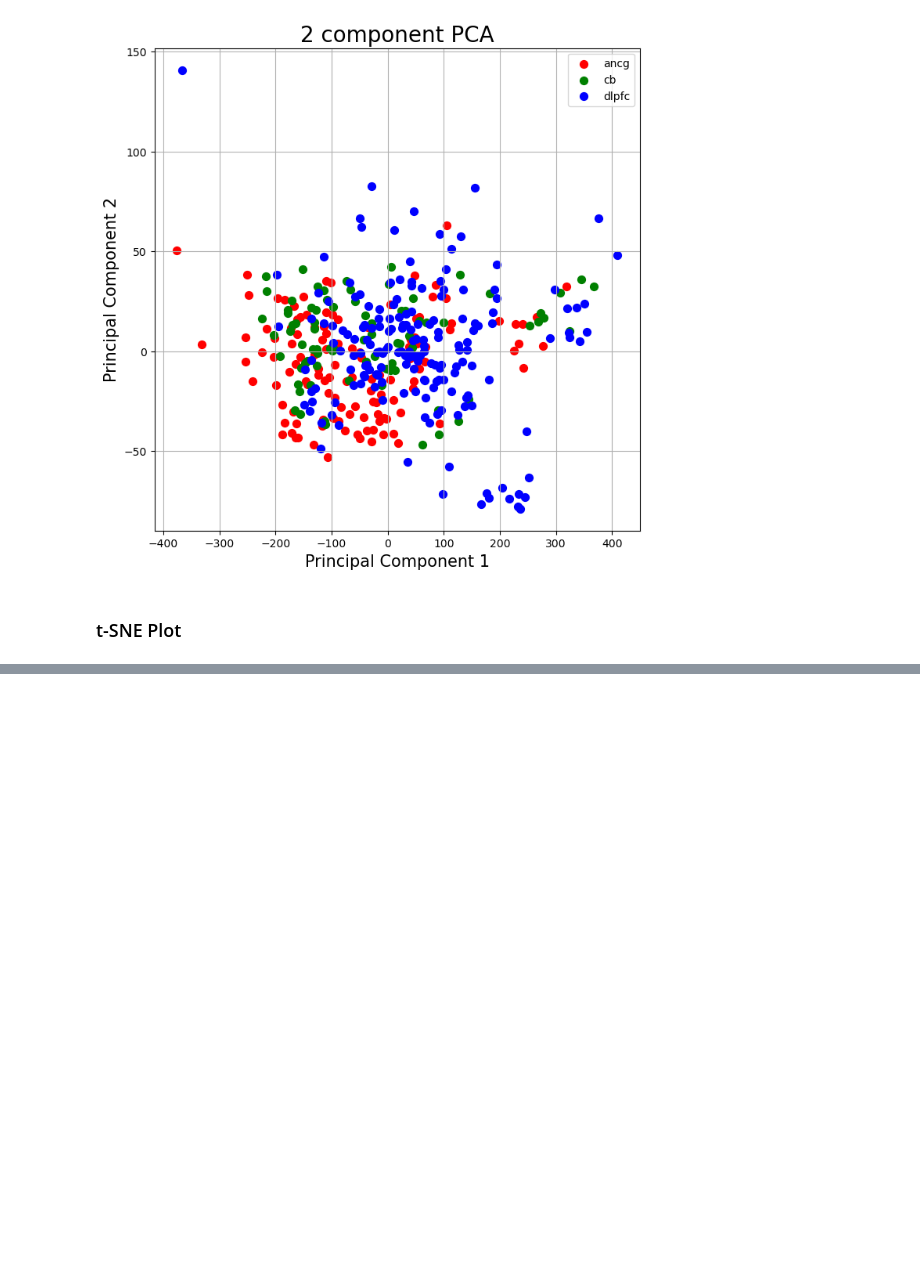
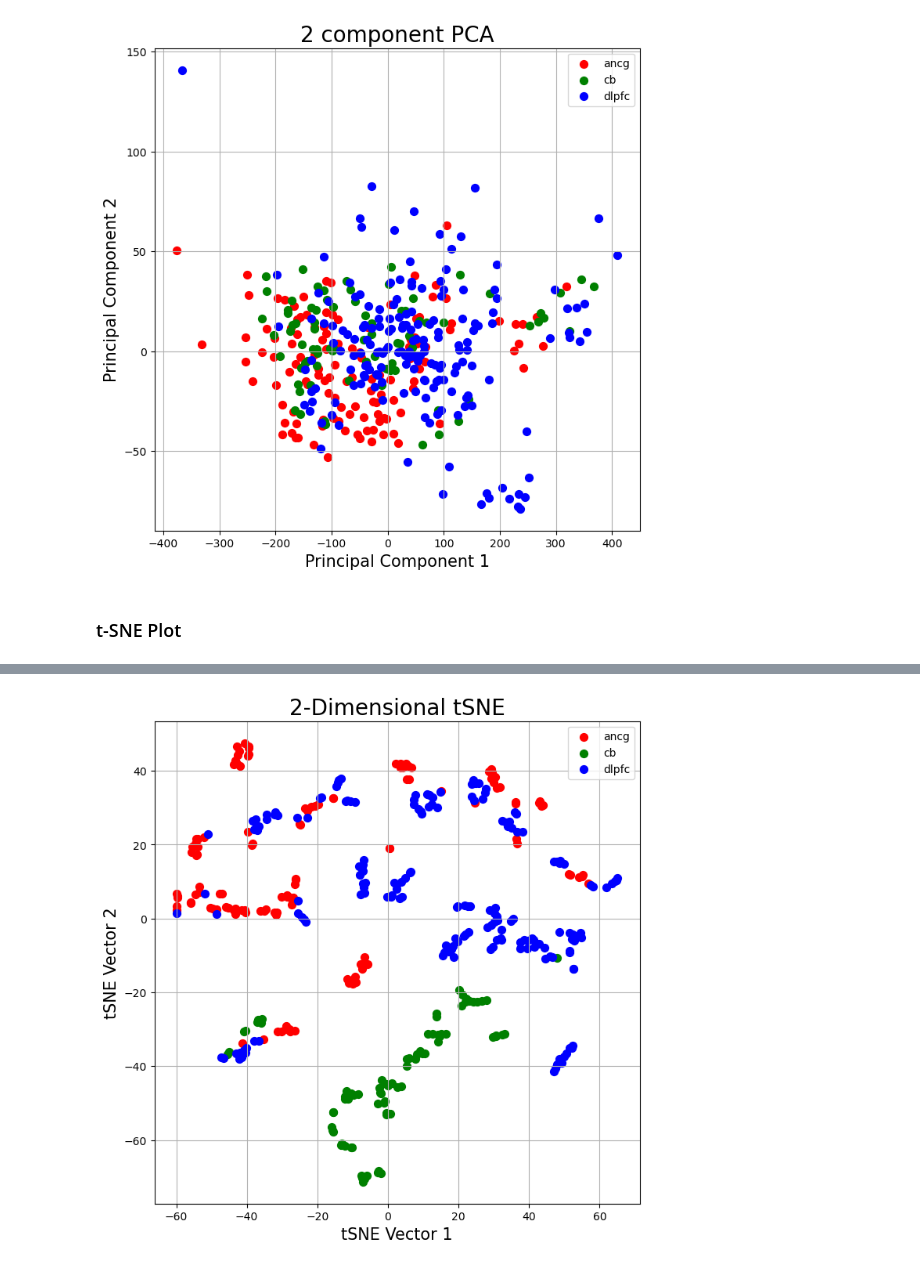
Before and after one commit to ChanChanMan18/STATS604_Project2, a Jupyter notebook: src/STATS604_Project1_chandle.ipynb, the cells around one changed output, grey strips where cells are left out. Drawn from its saved outputs; the diff is of its cells as text; code cells hidden in the pictures; blank space fills up the shorter version.

Commit message:
Add poor tSNE plot

```diff
--- a/src/STATS604_Project1_chandle.ipynb
+++ b/src/STATS604_Project1_chandle.ipynb
@@ -193,0 +197,21 @@ tsne = TSNE(n_components=e, perplexity=30, learning_rate='auto', init='random',
+# %%
+# Changing brain region targets into numbers
+brain_region_target = arraymeta_data['region']
+mapping = {'cb': 0, 'dlpfc': 1, 'ancg': 2}
+number_target = brain_region_target.map(mapping)
+# %%
+# Initialize t-SNE model
+tsne = TSNE(n_components = 2,
+            perplexity = 5,
+            random_state = 82803)
+# %%
+# Fit t-SNE model
+X_tsne = tsne.fit_transform(X_expression_NC)
+# %%
+# Concatenate for plotting and rename
+final_tsne_df = pd.concat([pd.DataFrame(X_tsne), brain_region_target], axis = 1)
+
+# Rename
+n = min(50, final_PC_df.shape[1])  # just in case there are < 50 cols
+new_names = {old: f"vec{i+1}" for i, old in enumerate(final_tsne_df.columns[:n])}
+final_tsne_df = final_tsne_df.rename(columns=new_names)
@@ -193,0 +234,19 @@ tsne = TSNE(n_components=e, perplexity=30, learning_rate='auto', init='random',
+# %%
+fig = plt.figure(figsize = (8,8))
+ax = fig.add_subplot(1,1,1)
+ax.set_xlabel('tSNE Vector 1', fontsize = 15)
+ax.set_ylabel('tSNE Vector 2', fontsize = 15)
+ax.set_title('2-Dimensional tSNE', fontsize = 20)
+
+targets = ['ancg', 'cb', 'dlpfc']
+colors = ['r', 'g', 'b']
+for target, color in zip(targets,colors):
+    indicesToKeep = final_tsne_df['vec3'] == target
+    ax.scatter(final_tsne_df.loc[indicesToKeep, 'vec1']
+               , final_tsne_df.loc[indicesToKeep, 'vec2']
+               , c = color
+               , s = 50)
+ax.legend(targets)
+ax.grid()
+# %% [output]
+[figure, added]
```
Also changed, not shown: parts of 4 cells of this notebook.
